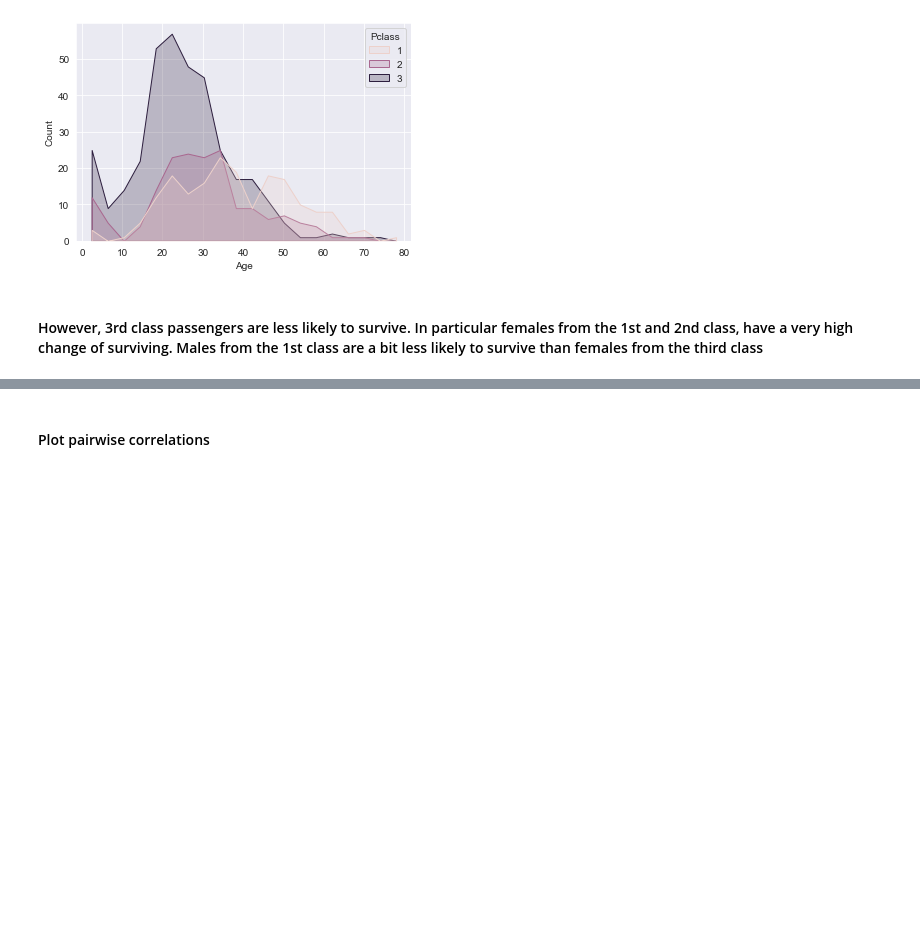
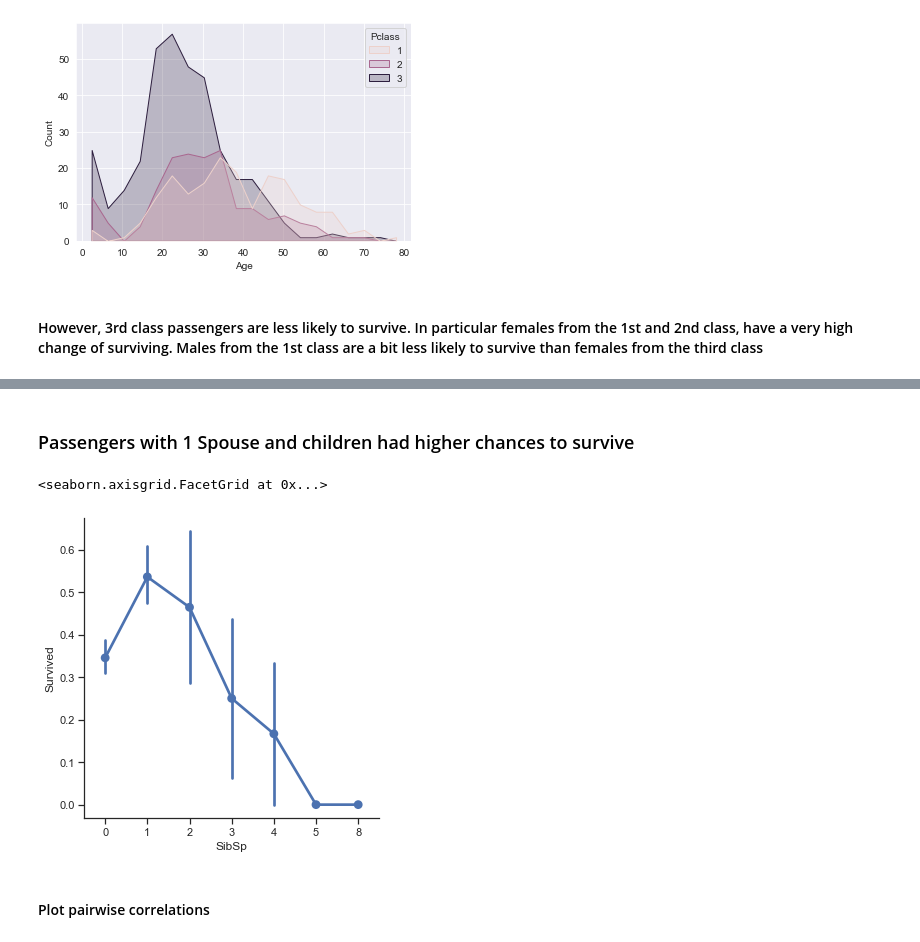
Before and after one commit to incardo/Kaggle---Titanic---Machine-Learning-from-Disaster, a Jupyter notebook: getting-started-with-titanic.ipynb, the cells around one changed output, grey strips where cells are left out. Drawn from its saved outputs; the diff is of its cells as text; code cells hidden in the pictures; blank space fills up the shorter version.

```diff
--- a/getting-started-with-titanic.ipynb
+++ b/getting-started-with-titanic.ipynb
@@ -278,3 +286,10 @@ sns.catplot(x="Sex", y="Survived", hue="Pclass", kind="point", data=train_data)
+# %% [markdown]
+### Passengers with 1 Spouse and children had higher chances to survive
+# %%
+sns.catplot(x="SibSp", y="Survived", kind="point", data=train_data)
+# %% [output]
+<seaborn.axisgrid.FacetGrid at 0x...>
+[figure, added]
 # %% [markdown]
 #### Plot pairwise correlations
 # %%
```
Also changed, not shown: parts of 8 cells of this notebook.
